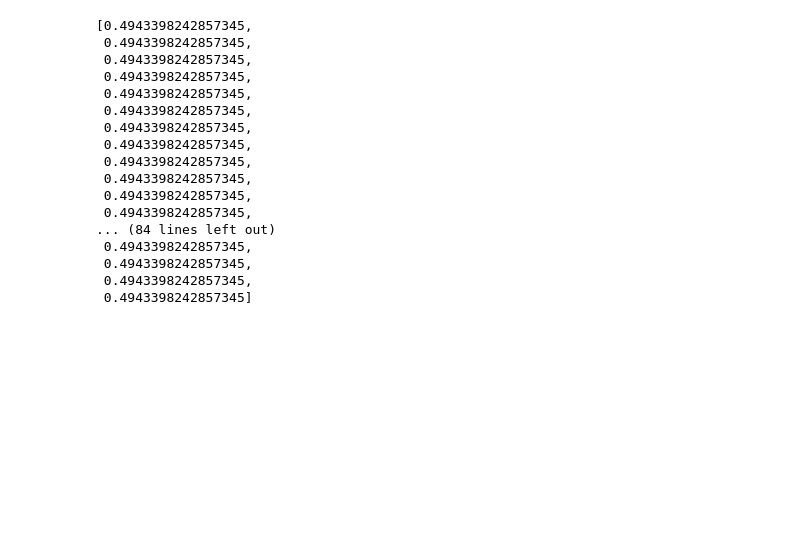
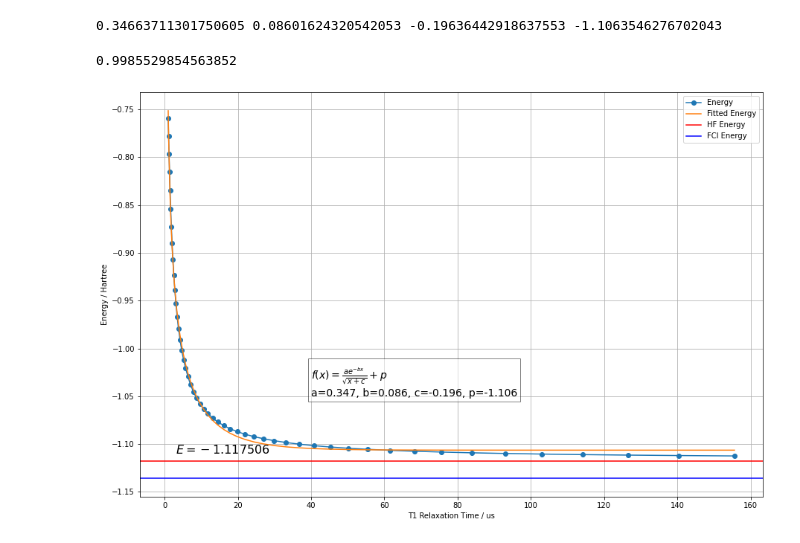
Before and after one commit to TheTrustyPwo/Hydrogen, a Jupyter notebook: better.ipynb, the cells around one changed output. Cells and saved outputs as stored; diff of their text form; code cells hidden in the pictures; blank space fills up the shorter version.

```diff
--- a/better.ipynb
+++ b/better.ipynb
@@ -88,16 +230,0 @@ TypeError: unsupported format string passed to numpy.ndarray.__format__
-# %%
-# theta = torch.randn(ntheta, dtype=torch.float32, requires_grad=True, device=device)
-# x = torch.tensor([0.725], dtype=torch.float32, requires_grad=True, device=device)
-#
-# learning_rate_theta = 0.001
-# learning_rate_x = 0.5
-#
-# optimizer_theta = torch.optim.SGD([theta], lr=learning_rate_theta)
-# optimizer_x = torch.optim.SGD([x], lr=learning_rate_x)
-
-# theta = np.random.uniform(0, 2 * np.pi, ntheta)
-theta = np.array([3.14159265e+00, 3.04414775e+00, 9.42477674e+00, 7.51217906e+00,
-        5.45738711e-11, 6.15682265e+00, 9.43331554e-12, 9.40210740e+00])
-x = np.array([3.14159265e+00, 3.04414775e+00, 9.42477674e+00, 7.51217906e+00,
-        5.45738711e-11, 6.15682265e+00, 9.43331554e-12, 9.40210740e+00])
-# params = np.concatenate((x, theta))
@@ -199,20 +231,35 @@ converged SCF energy = -1.11734326912258
-# %%
-energy
-# %% [output]
-[0.4943398242857345,
- 0.4943398242857345,
- 0.4943398242857345,
- 0.4943398242857345,
- 0.4943398242857345,
- 0.4943398242857345,
- 0.4943398242857345,
- 0.4943398242857345,
- 0.4943398242857345,
- 0.4943398242857345,
- 0.4943398242857345,
- 0.4943398242857345,
-... (84 lines left out)
- 0.4943398242857345,
- 0.4943398242857345,
- 0.4943398242857345,
- 0.4943398242857345]
+# %%
+from scipy.optimize import curve_fit
+
+def func(x, a, b, c, p):
+  return (a * np.exp(-b * x)) / np.sqrt(x + c) + p
+
+params, _ = curve_fit(func, accuracies, vqe_energies, p0=(1, 1, 1, 0), bounds=([-5] * 4, [5] * 4), maxfev=10000)
+a, b, c, p = params
+y_fit = func(accuracies, *params)
+print(*params)
+# %% [output]
+0.34663711301750605 0.08601624320542053 -0.19636442918637553 -1.1063546276702043
+# %%
+from sklearn.metrics import r2_score
+r2_score(vqe_energies, y_fit)
+# %% [output]
+0.9985529854563852
+# %%
+plt.figure(figsize=(15, 10))
+plt.style.use('fast')
+plt.plot(accuracies, vqe_energies, 'o-', label="Energy")
+plt.plot(accuracies, y_fit, label="Fitted Energy")
+equation_text = r'$f(x) = \frac{{ae^{{-bx}}}}{{\sqrt{{x + c}}}} + p$'
+params_text = f'a={a:.3f}, b={b:.3f}, c={c:.3f}, p={p:.3f}'
+plt.text(40, -1.05, equation_text + '\n' + params_text, fontsize=14, bbox=dict(facecolor='white', alpha=0.5))
+plt.text(3, -1.11, r'$E = -1.117506$', fontsize=16)
+plt.axhline(y=-1.1176, color='r', label="HF Energy")
+plt.axhline(y=-1.1357, color='b', label="FCI Energy")
+plt.xlabel('T1 Relaxation Time / us')
+plt.ylabel('Energy / Hartree')
+plt.grid(True)
+plt.legend()
+plt.show()
+# %% [output]
+[figure, added]
```
Also changed, not shown: parts of 26 cells of this notebook, 1 other file.
